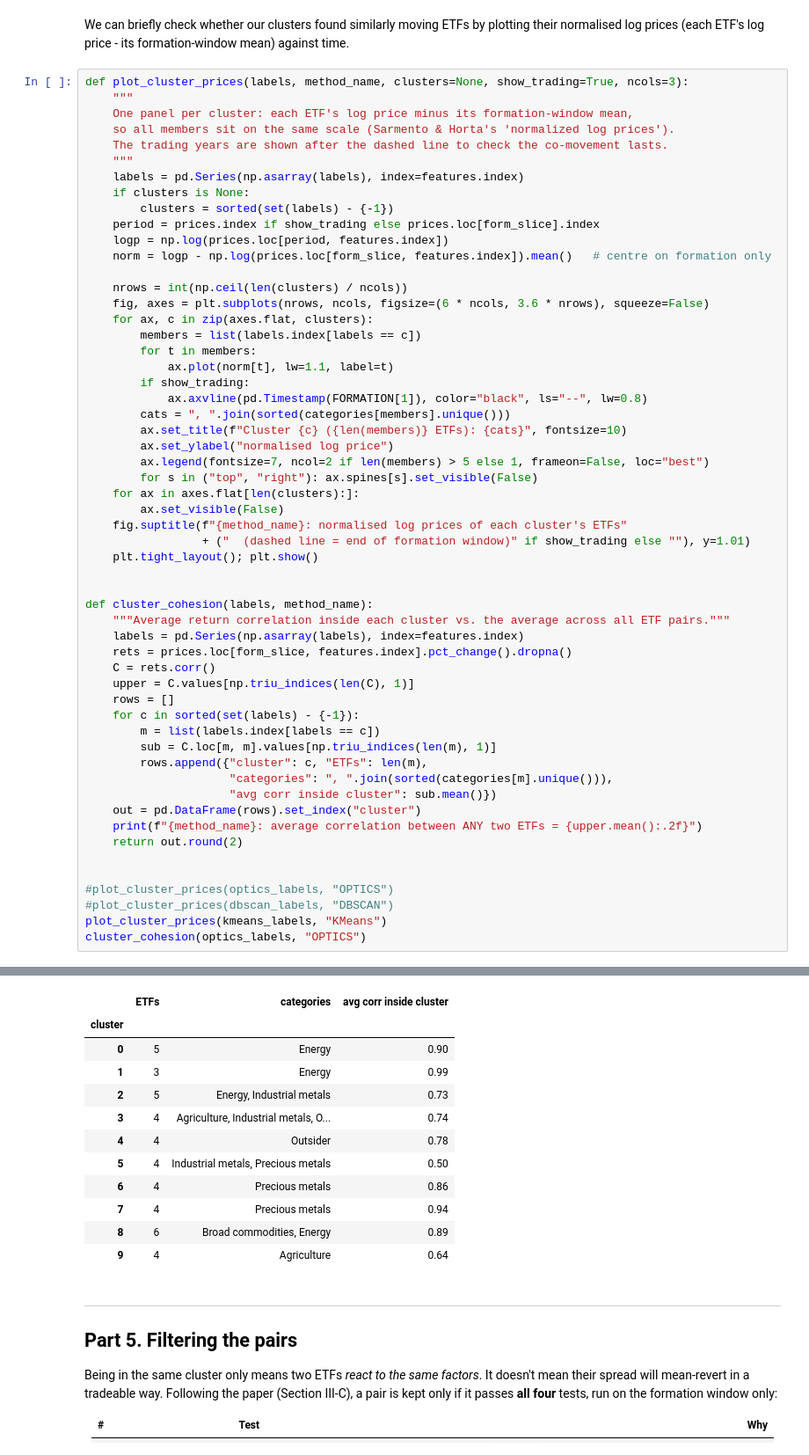
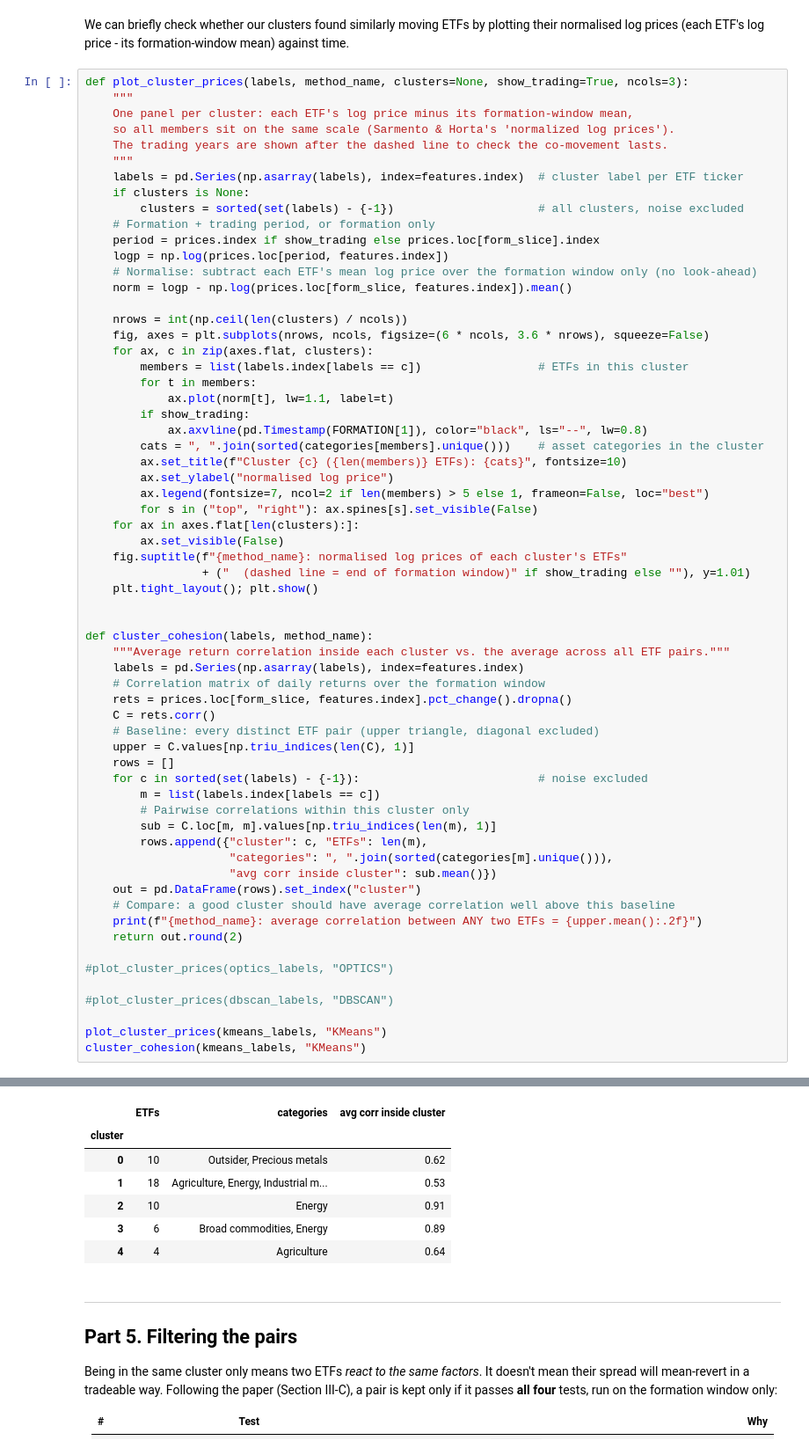
Before and after one commit to emesefw/OPTICS-model-for-Pairs-Trading, a Jupyter notebook: clustering_pairs_pipeline.ipynb, the cells around one changed output, grey strips where cells are left out. Shown at 88% size. Cells and saved outputs as stored; diff of their text form.

Commit message:
added explainations to code to make clustering steps easier to follow

```diff
--- a/clustering_pairs_pipeline.ipynb
+++ b/clustering_pairs_pipeline.ipynb
@@ -620,22 +561,24 @@ def plot_cluster_prices(labels, method_name, clusters=None, show_trading=True, n
     so all members sit on the same scale (Sarmento & Horta's 'normalized log prices').
     The trading years are shown after the dashed line to check the co-movement lasts.
     """
-    labels = pd.Series(np.asarray(labels), index=features.index)
+    labels = pd.Series(np.asarray(labels), index=features.index)  # cluster label per ETF ticker
     if clusters is None:
-        clusters = sorted(set(labels) - {-1})
+        clusters = sorted(set(labels) - {-1})                     # all clusters, noise excluded
+    # Formation + trading period, or formation only
     period = prices.index if show_trading else prices.loc[form_slice].index
     logp = np.log(prices.loc[period, features.index])
-    norm = logp - np.log(prices.loc[form_slice, features.index]).mean()   # centre on formation only
+    # Normalise: subtract each ETF's mean log price over the formation window only (no look-ahead)
+    norm = logp - np.log(prices.loc[form_slice, features.index]).mean()
 
     nrows = int(np.ceil(len(clusters) / ncols))
     fig, axes = plt.subplots(nrows, ncols, figsize=(6 * ncols, 3.6 * nrows), squeeze=False)
     for ax, c in zip(axes.flat, clusters):
-        members = list(labels.index[labels == c])
+        members = list(labels.index[labels == c])                 # ETFs in this cluster
         for t in members:
             ax.plot(norm[t], lw=1.1, label=t)
         if show_trading:
             ax.axvline(pd.Timestamp(FORMATION[1]), color="black", ls="--", lw=0.8)
-        cats = ", ".join(sorted(categories[members].unique()))
+        cats = ", ".join(sorted(categories[members].unique()))    # asset categories in the cluster
         ax.set_title(f"Cluster {c} ({len(members)} ETFs): {cats}", fontsize=10)
         ax.set_ylabel("normalised log price")
         ax.legend(fontsize=7, ncol=2 if len(members) > 5 else 1, frameon=False, loc="best")
@@ -650,24 +593,29 @@ def plot_cluster_prices(labels, method_name, clusters=None, show_trading=True, n
 def cluster_cohesion(labels, method_name):
     """Average return correlation inside each cluster vs. the average across all ETF pairs."""
     labels = pd.Series(np.asarray(labels), index=features.index)
+    # Correlation matrix of daily returns over the formation window
     rets = prices.loc[form_slice, features.index].pct_change().dropna()
     C = rets.corr()
+    # Baseline: every distinct ETF pair (upper triangle, diagonal excluded)
     upper = C.values[np.triu_indices(len(C), 1)]
     rows = []
-    for c in sorted(set(labels) - {-1}):
+    for c in sorted(set(labels) - {-1}):                          # noise excluded
         m = list(labels.index[labels == c])
+        # Pairwise correlations within this cluster only
         sub = C.loc[m, m].values[np.triu_indices(len(m), 1)]
         rows.append({"cluster": c, "ETFs": len(m),
                      "categories": ", ".join(sorted(categories[m].unique())),
                      "avg corr inside cluster": sub.mean()})
     out = pd.DataFrame(rows).set_index("cluster")
+    # Compare: a good cluster should have average correlation well above this baseline
     print(f"{method_name}: average correlation between ANY two ETFs = {upper.mean():.2f}")
     return out.round(2)
 
+#plot_cluster_prices(optics_labels, "OPTICS")
 
-#plot_cluster_prices(optics_labels, "OPTICS")
 #plot_cluster_prices(dbscan_labels, "DBSCAN")
+
 plot_cluster_prices(kmeans_labels, "KMeans")
-cluster_cohesion(optics_labels, "OPTICS")
+cluster_cohesion(kmeans_labels, "KMeans")
 # %% [output]
 [figure]
@@ -675,15 +623,10 @@ OPTICS: average correlation between ANY two ETFs = 0.41
 |  | ETFs | categories | avg corr inside cluster |
 | cluster |  |  |  |
-| 0 | 5 | Energy | 0.90 |
-| 1 | 3 | Energy | 0.99 |
-| 2 | 5 | Energy, Industrial metals | 0.73 |
-| 3 | 4 | Agriculture, Industrial metals, O... | 0.74 |
-| 4 | 4 | Outsider | 0.78 |
-| 5 | 4 | Industrial metals, Precious metals | 0.50 |
-| 6 | 4 | Precious metals | 0.86 |
-| 7 | 4 | Precious metals | 0.94 |
-| 8 | 6 | Broad commodities, Energy | 0.89 |
-| 9 | 4 | Agriculture | 0.64 |
+| 0 | 10 | Outsider, Precious metals | 0.62 |
+| 1 | 18 | Agriculture, Energy, Industrial m... | 0.53 |
+| 2 | 10 | Energy | 0.91 |
+| 3 | 6 | Broad commodities, Energy | 0.89 |
+| 4 | 4 | Agriculture | 0.64 |
 # %% [markdown]
 ---
 ## Part 5. Filtering the pairs
```
Also changed, not shown: parts of 11 cells of this notebook.
